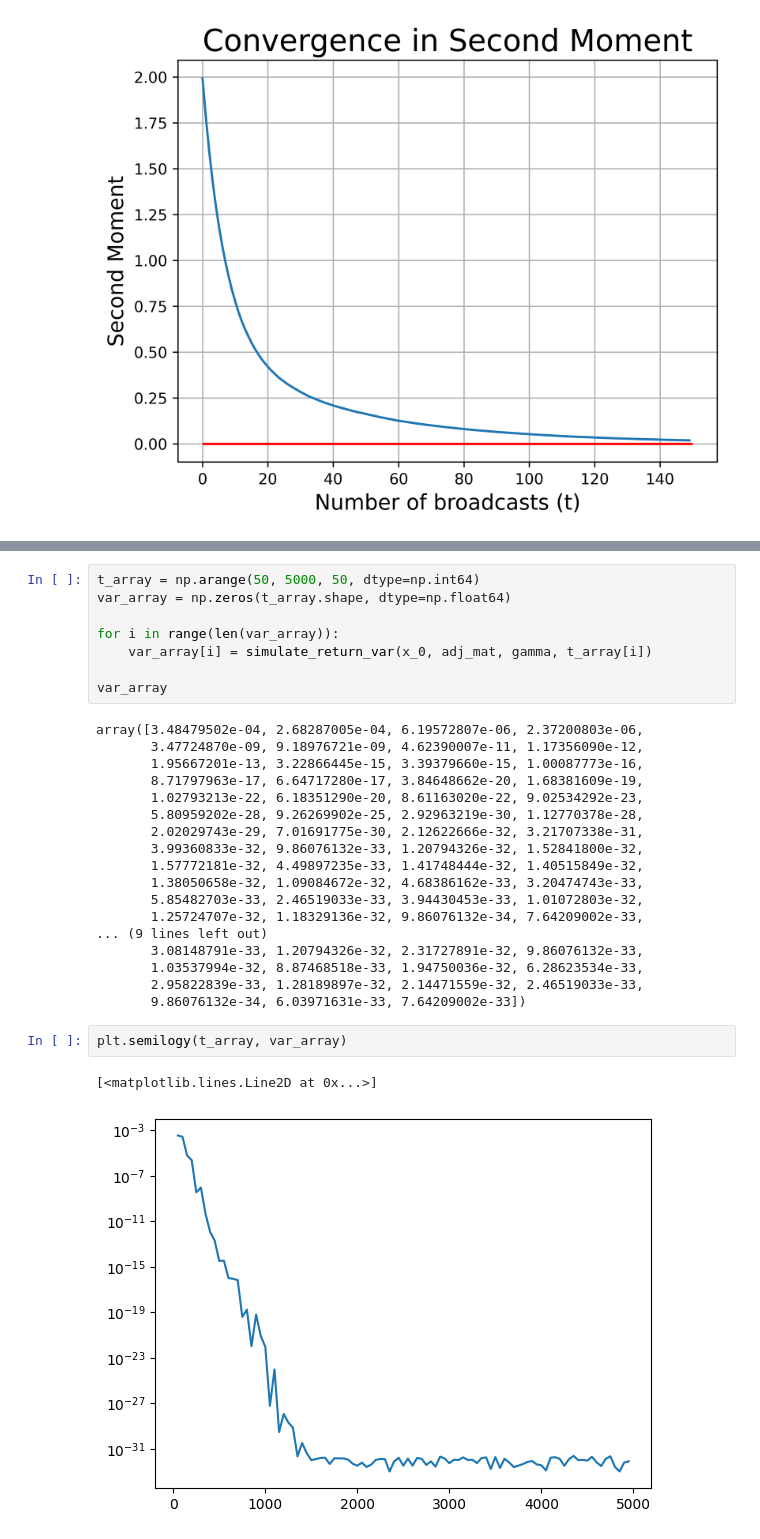
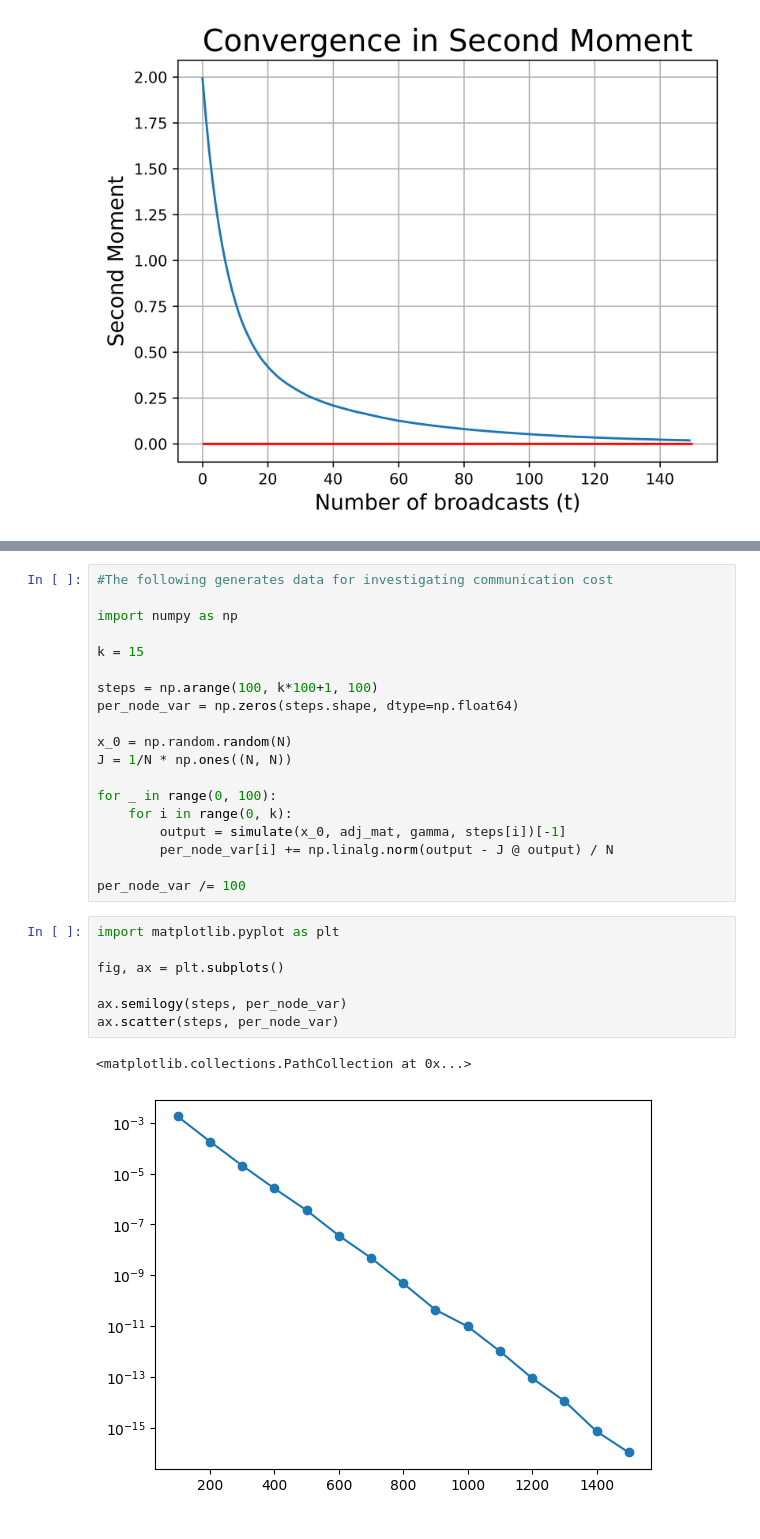
Before and after one commit to John-Zou-PEK/IROP_Broadcast, a Jupyter notebook: Broadcast_algo_file.ipynb, the cells around one changed output, grey strips where cells are left out. Cells and saved outputs as stored; diff of their text form.

Commit message:
feat(com_cost):Producing initial plot for communication cost investigation

```diff
--- a/Broadcast_algo_file.ipynb
+++ b/Broadcast_algo_file.ipynb
@@ -283,31 +196,29 @@ np.float64(0.022297439273968992)
-# %%
-t_array = np.arange(50, 5000, 50, dtype=np.int64)
-var_array = np.zeros(t_array.shape, dtype=np.float64)
-
-for i in range(len(var_array)):
-    var_array[i] = simulate_return_var(x_0, adj_mat, gamma, t_array[i])
-
-var_array
-# %% [output]
-array([3.48479502e-04, 2.68287005e-04, 6.19572807e-06, 2.37200803e-06,
-       3.47724870e-09, 9.18976721e-09, 4.62390007e-11, 1.17356090e-12,
-       1.95667201e-13, 3.22866445e-15, 3.39379660e-15, 1.00087773e-16,
-       8.71797963e-17, 6.64717280e-17, 3.84648662e-20, 1.68381609e-19,
-       1.02793213e-22, 6.18351290e-20, 8.61163020e-22, 9.02534292e-23,
-       5.80959202e-28, 9.26269902e-25, 2.92963219e-30, 1.12770378e-28,
-       2.02029743e-29, 7.01691775e-30, 2.12622666e-32, 3.21707338e-31,
-       3.99360833e-32, 9.86076132e-33, 1.20794326e-32, 1.52841800e-32,
-       1.57772181e-32, 4.49897235e-33, 1.41748444e-32, 1.40515849e-32,
-       1.38050658e-32, 1.09084672e-32, 4.68386162e-33, 3.20474743e-33,
-       5.85482703e-33, 2.46519033e-33, 3.94430453e-33, 1.01072803e-32,
-       1.25724707e-32, 1.18329136e-32, 9.86076132e-34, 7.64209002e-33,
-... (9 lines left out)
-       3.08148791e-33, 1.20794326e-32, 2.31727891e-32, 9.86076132e-33,
-       1.03537994e-32, 8.87468518e-33, 1.94750036e-32, 6.28623534e-33,
-       2.95822839e-33, 1.28189897e-32, 2.14471559e-32, 2.46519033e-33,
-       9.86076132e-34, 6.03971631e-33, 7.64209002e-33])
-# %%
-plt.semilogy(t_array, var_array)
-# %% [output]
-[<matplotlib.lines.Line2D at 0x...>]
-[figure, removed]
+# %%
+#The following generates data for investigating communication cost
+
+import numpy as np
+
+k = 15
+
+steps = np.arange(100, k*100+1, 100)
+per_node_var = np.zeros(steps.shape, dtype=np.float64)
+
+x_0 = np.random.random(N)
+J = 1/N * np.ones((N, N))
+
+for _ in range(0, 100):
+    for i in range(0, k):
+        output = simulate(x_0, adj_mat, gamma, steps[i])[-1]
+        per_node_var[i] += np.linalg.norm(output - J @ output) / N
+
+per_node_var /= 100
+# %%
+import matplotlib.pyplot as plt
+
+fig, ax = plt.subplots()
+
+ax.semilogy(steps, per_node_var)
+ax.scatter(steps, per_node_var)
+# %% [output]
+<matplotlib.collections.PathCollection at 0x...>
+[figure, added]
```
Also changed, not shown: parts of 5 cells of this notebook.
